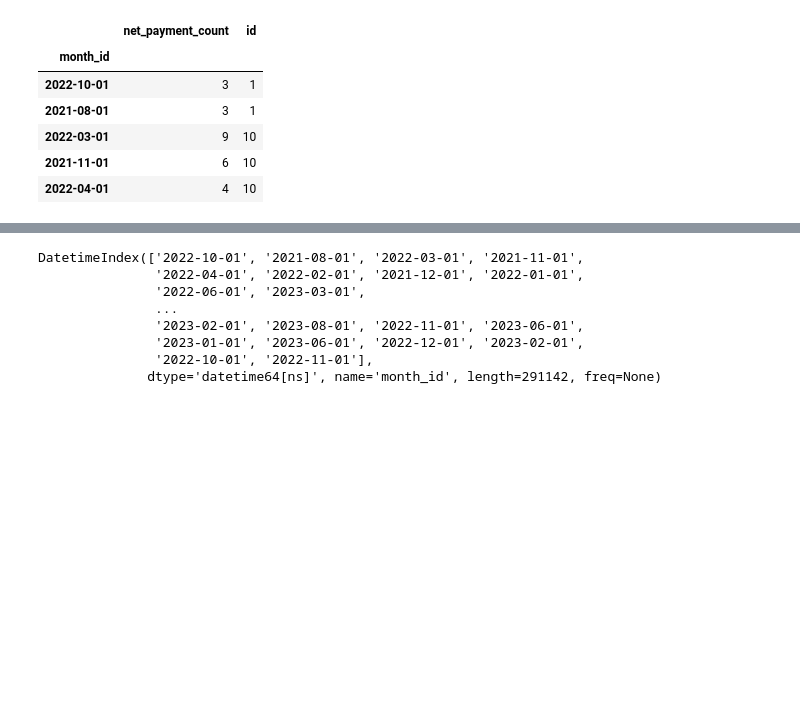
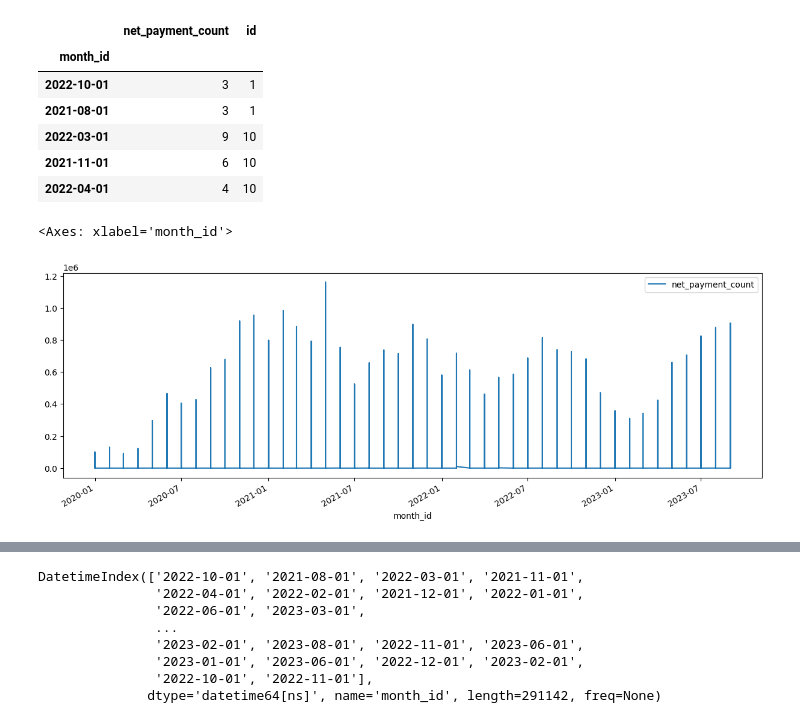
Before and after one commit to seydanurkayir/iyzico-datathon, a Jupyter notebook: iyzico-datathon.ipynb, the cells around one changed output, grey strips where cells are left out. Cells and saved outputs as stored; diff of their text form; code cells hidden in the pictures; blank space fills up the shorter version.

```diff
--- a/iyzico-datathon.ipynb
+++ b/iyzico-datathon.ipynb
@@ -139,6 +134,11 @@ ts.head()
 | 2022-03-01 | 9 | 10 |
 | 2021-11-01 | 6 | 10 |
 | 2022-04-01 | 4 | 10 |
+# %%
+ts.plot(figsize=(15,5))
+# %% [output]
+<Axes: xlabel='month_id'>
+[figure, added]
 # %%
 #ts.index = ts.index.to_period("M")
 # %%
```
Also changed, not shown: parts of 28 cells of this notebook.
